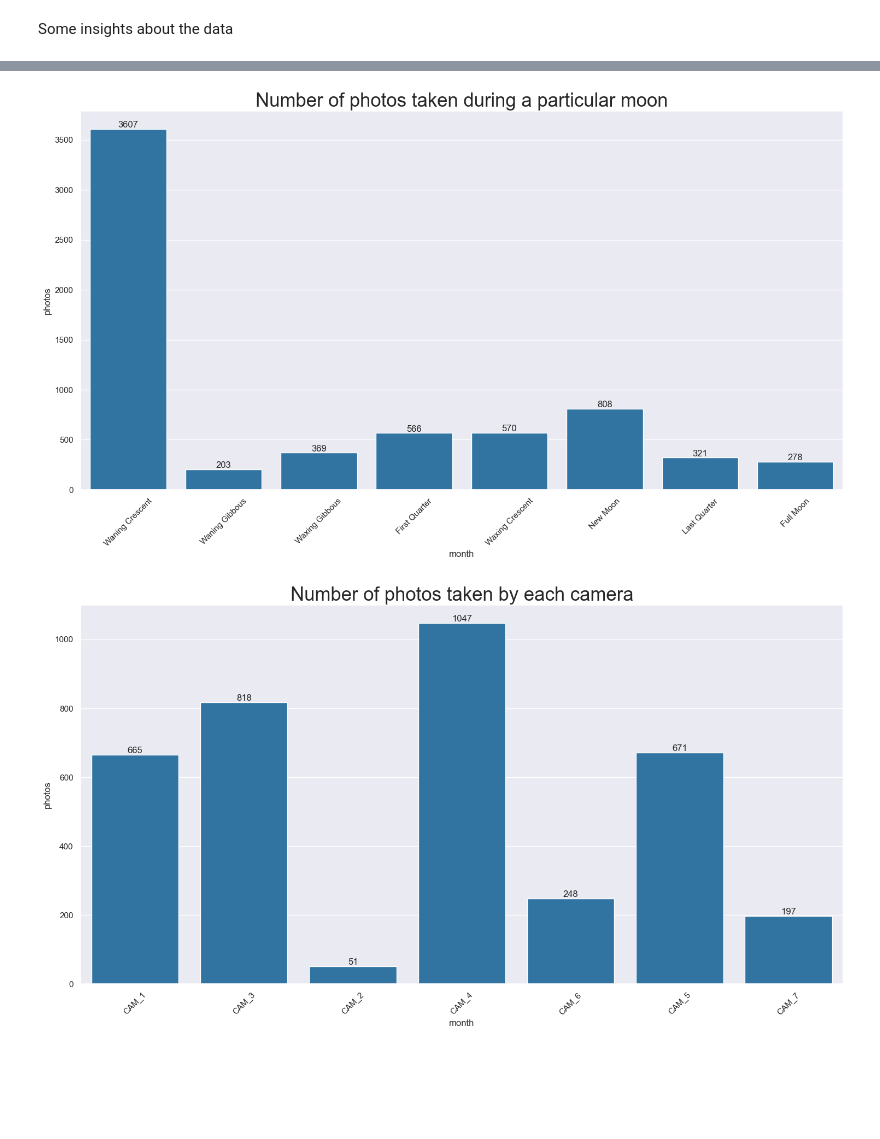
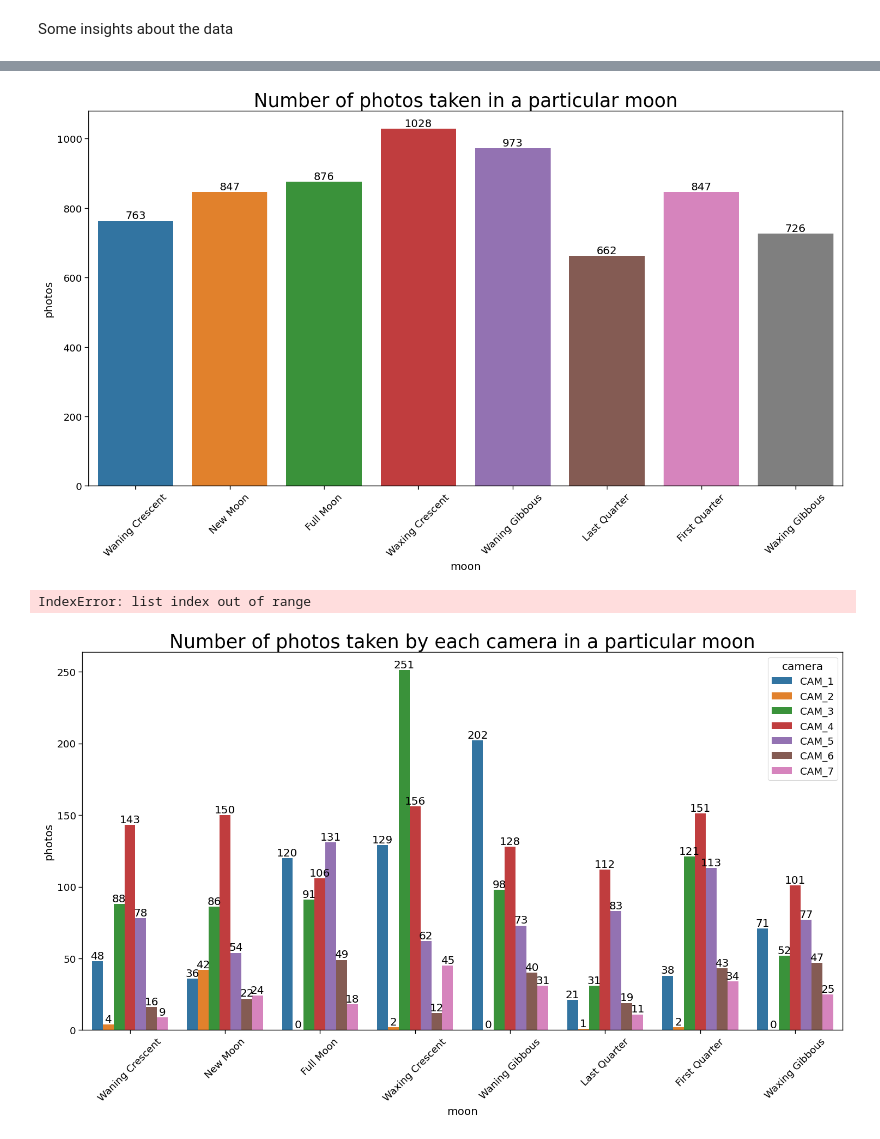
Before and after one commit to micheledinelli/aculei-ai, a Jupyter notebook: notebooks/data_visualization.ipynb, the cells around one changed output, grey strips where cells are left out. Drawn from its saved outputs; the diff is of its cells as text; code cells hidden in the pictures; blank space fills up the shorter version.

Commit message:
feat: modified moon phase identifier and some visuals

```diff
--- a/notebooks/data_visualization.ipynb
+++ b/notebooks/data_visualization.ipynb
@@ -12,7 +12,8 @@ from PIL import Image
 # %%
 import seaborn as sns
 
-sns.set_theme(style="darkgrid")
+#sns.set_theme(style="darkgrid")
+sns.set_context("paper", font_scale=1.5, rc={"lines.linewidth": 2.5})
 
 title_fontsize = '25'
 default_color = 'tab:blue'
@@ -61,3 +97,7 @@ df.sort_values('date', inplace=True)
+# %%
+# sorting a lil bit
+df.sort_values('date', inplace=True)
+df.sort_values('camera', inplace=True)
 # %%
 plt.figure(figsize=(18, 9))
 ax = sns.countplot(data=df, x='month', color=default_color)
@@ -74,26 +128,29 @@ plt.show()
 # %%
 plt.figure(figsize=(18, 9))
-ax = sns.countplot(data=df, x='moon', color=default_color)
+ax = sns.countplot(data=df, x='moon')
 
-plt.title('Number of photos taken during a particular moon', fontsize=title_fontsize)
+plt.title('Number of photos taken in a particular moon', fontsize=title_fontsize)
 plt.ylabel('photos')
-plt.xlabel('month')
+plt.xlabel('moon')
 plt.xticks(rotation=45)
 
 ax.bar_label(ax.containers[0])
 plt.show()
 # %% [output]
-[figure, old version]
+[figure, new version]
 # %%
 plt.figure(figsize=(18, 9))
-ax = sns.countplot(data=df, x='camera', color=default_color)
+ax = sns.countplot(data=df, x='moon', hue='camera')
 
-plt.title('Number of photos taken by each camera', fontsize=title_fontsize)
+plt.title('Number of photos taken by each camera in a particular moon', fontsize=title_fontsize)
 plt.ylabel('photos')
-plt.xlabel('month')
+plt.xlabel('moon')
 plt.xticks(rotation=45)
 
-ax.bar_label(ax.containers[0])
+for i in range(0, 7):
+    ax.bar_label(ax.containers[i])
+
 plt.show()
 # %% [output]
+IndexError: list index out of range
-[figure, old version]
+[figure, new version]
```
Also changed, not shown: parts of 11 cells of this notebook, 2 other files.
